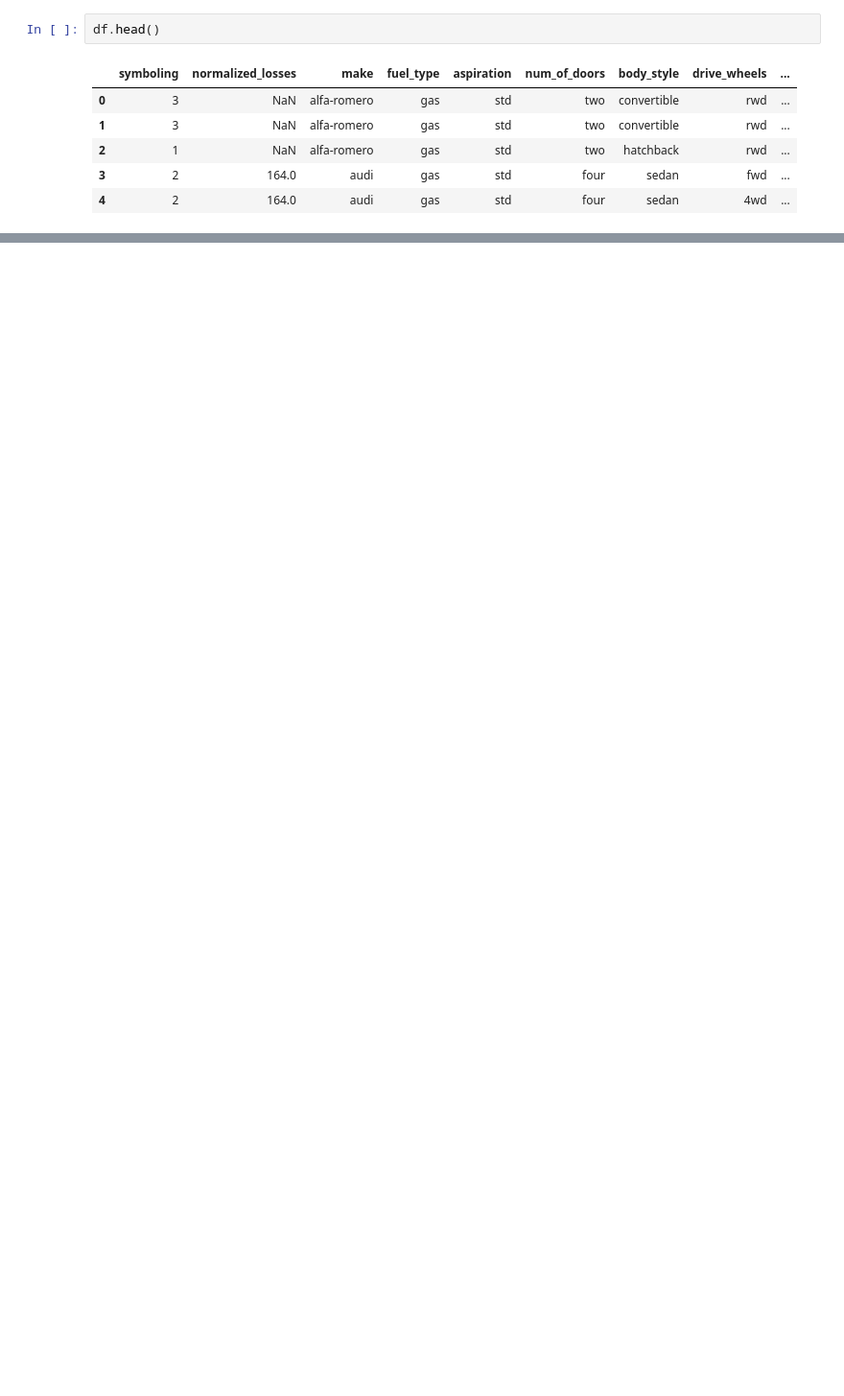
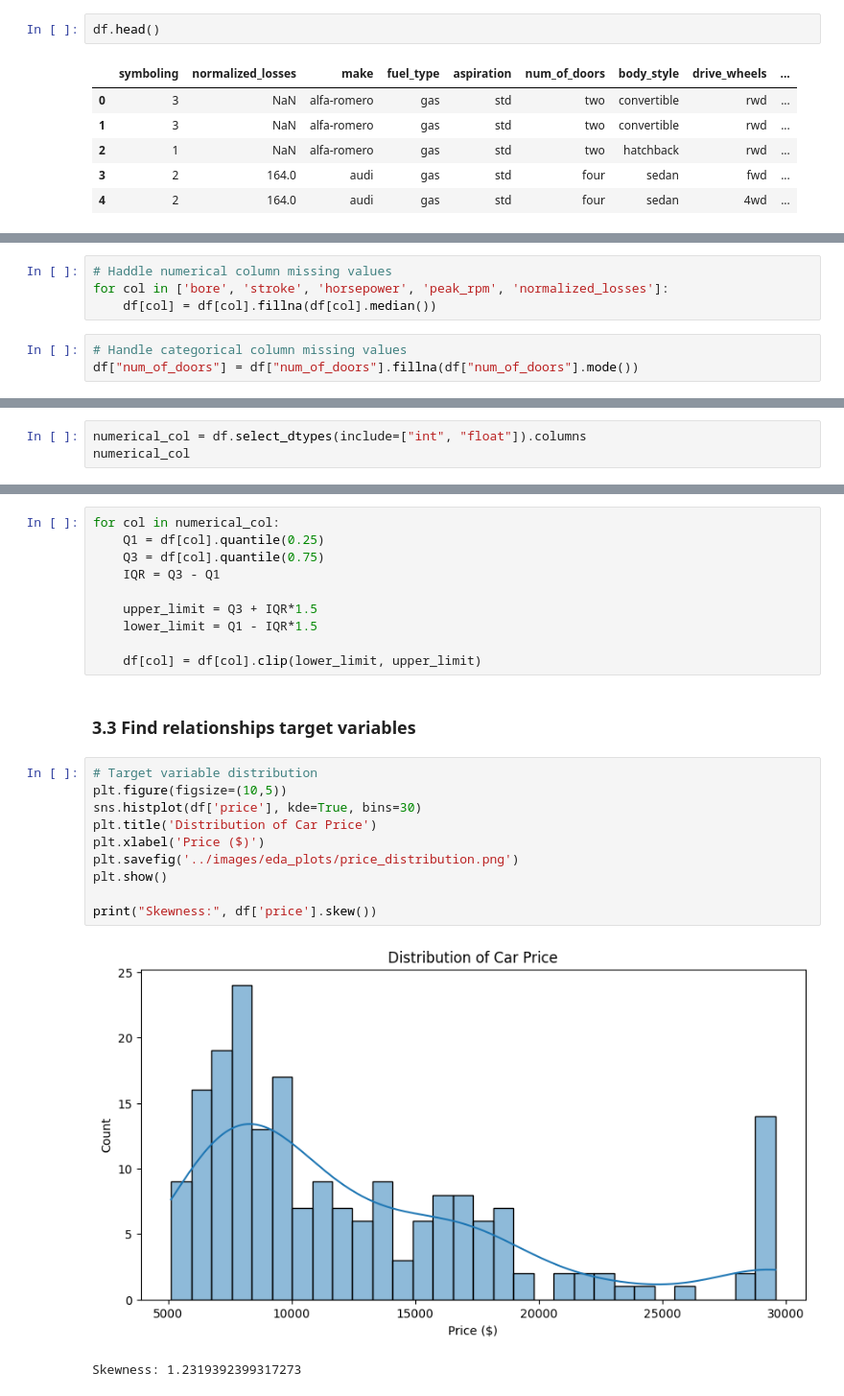
Before and after one commit to yashwant2002/Automobile_price_prediction_ML, a Jupyter notebook: notebook/Automobile_Price_Prediction.ipynb, the cells around one changed output, grey strips where cells are left out. Shown at 96% size. Drawn from its saved outputs; the diff is of its cells as text; blank space fills up the shorter version.

```diff
--- a/notebook/Automobile_Price_Prediction.ipynb
+++ b/notebook/Automobile_Price_Prediction.ipynb
@@ -65,0 +145,7 @@ df.head()
+# %%
+# Haddle numerical column missing values
+for col in ['bore', 'stroke', 'horsepower', 'peak_rpm', 'normalized_losses']:
+    df[col] = df[col].fillna(df[col].median())
+# %%
+# Handle categorical column missing values
+df["num_of_doors"] = df["num_of_doors"].fillna(df["num_of_doors"].mode())
@@ -65,0 +174,3 @@ df.head()
+# %%
+numerical_col = df.select_dtypes(include=["int", "float"]).columns
+numerical_col
@@ -65,0 +191,25 @@ df.head()
+# %%
+for col in numerical_col:
+    Q1 = df[col].quantile(0.25)
+    Q3 = df[col].quantile(0.75)
+    IQR = Q3 - Q1
+
+    upper_limit = Q3 + IQR*1.5
+    lower_limit = Q1 - IQR*1.5
+
+    df[col] = df[col].clip(lower_limit, upper_limit)
+# %% [markdown]
+### 3.3 Find relationships target variables
+# %%
+# Target variable distribution
+plt.figure(figsize=(10,5))
+sns.histplot(df['price'], kde=True, bins=30)
+plt.title('Distribution of Car Price')
+plt.xlabel('Price ($)')
+plt.savefig('../images/eda_plots/price_distribution.png')
+plt.show()
+
+print("Skewness:", df['price'].skew())
+# %% [output]
+[figure, added]
+Skewness: 1.2319392399317273
```
Also changed, not shown: parts of 33 cells of this notebook, 8 other files.
